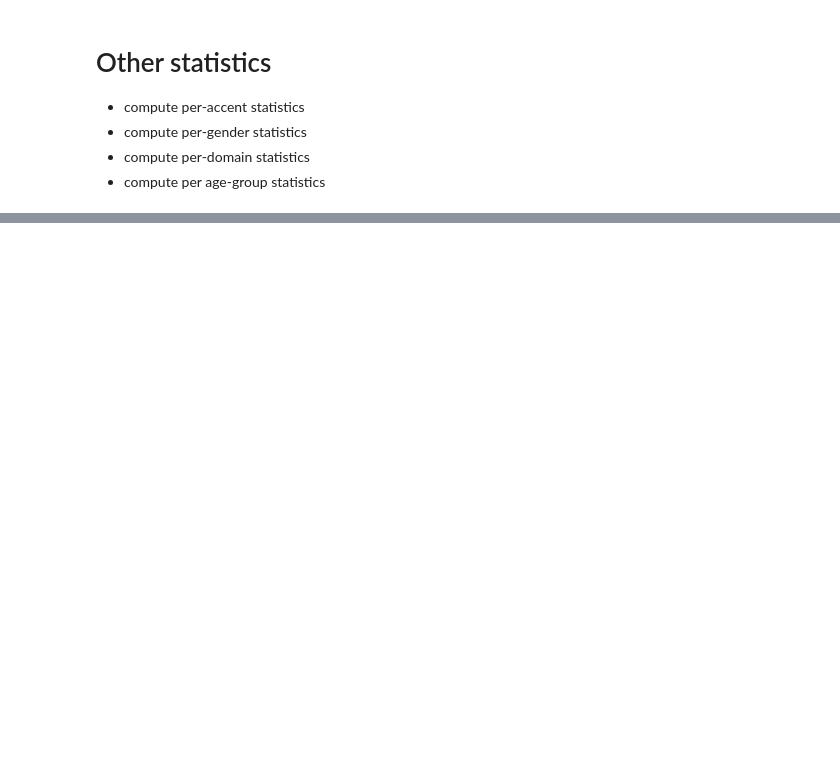
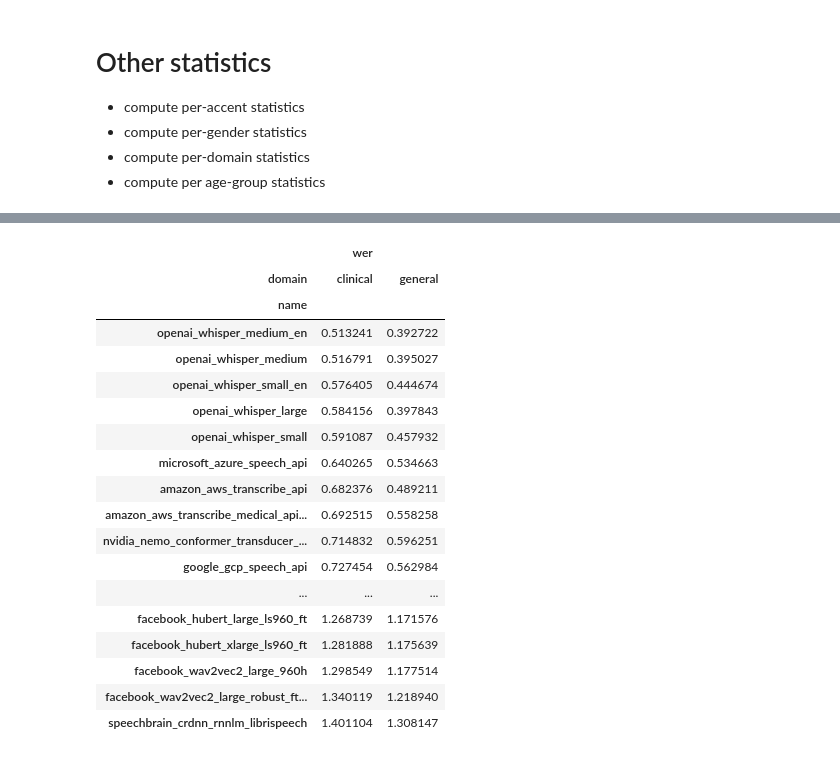
Before and after one commit to intron-innovation/AfriSpeech-200, a Jupyter notebook: notebooks/zero_shot_evaluation.ipynb, the cells around one changed output, grey strips where cells are left out. Saved outputs shown, nothing was run; the diff lists cells and outputs as text; code cells hidden in the pictures; blank space fills up the shorter version.

```diff
--- a/notebooks/zero_shot_evaluation.ipynb
+++ b/notebooks/zero_shot_evaluation.ipynb
@@ -881,0 +1055,23 @@ write_to_folder(model_id_or_path=model_id_or_path,
+# %%
+domain_df = models_df.groupby(["name", "domain"])["wer"].mean().reset_index().set_index("name").pivot(columns="domain").sort_values(("wer", "clinical"))
+domain_df
+# %% [output]
+|  | wer |  |
+| domain | clinical | general |
+| name |  |  |
+| openai_whisper_medium_en | 0.513241 | 0.392722 |
+| openai_whisper_medium | 0.516791 | 0.395027 |
+| openai_whisper_small_en | 0.576405 | 0.444674 |
+| openai_whisper_large | 0.584156 | 0.397843 |
+| openai_whisper_small | 0.591087 | 0.457932 |
+| microsoft_azure_speech_api | 0.640265 | 0.534663 |
+| amazon_aws_transcribe_api | 0.682376 | 0.489211 |
+| amazon_aws_transcribe_medical_api... | 0.692515 | 0.558258 |
+| nvidia_nemo_conformer_transducer_... | 0.714832 | 0.596251 |
+| google_gcp_speech_api | 0.727454 | 0.562984 |
+| ... | ... | ... |
+| facebook_hubert_large_ls960_ft | 1.268739 | 1.171576 |
+| facebook_hubert_xlarge_ls960_ft | 1.281888 | 1.175639 |
+| facebook_wav2vec2_large_960h | 1.298549 | 1.177514 |
+| facebook_wav2vec2_large_robust_ft... | 1.340119 | 1.218940 |
+| speechbrain_crdnn_rnnlm_librispeech | 1.401104 | 1.308147 |
```
Also changed, not shown: parts of 31 cells of this notebook, 2 other files.
